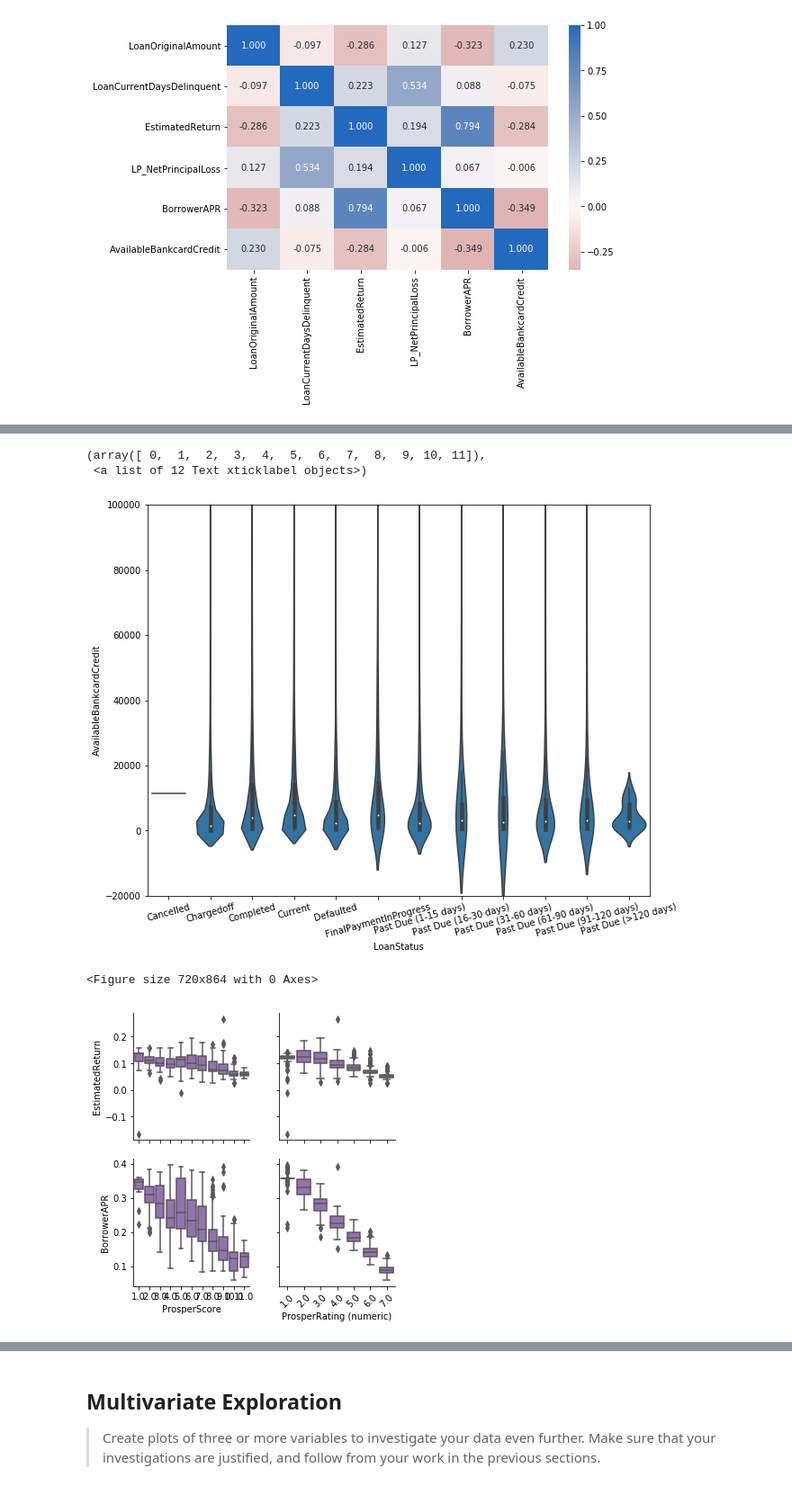
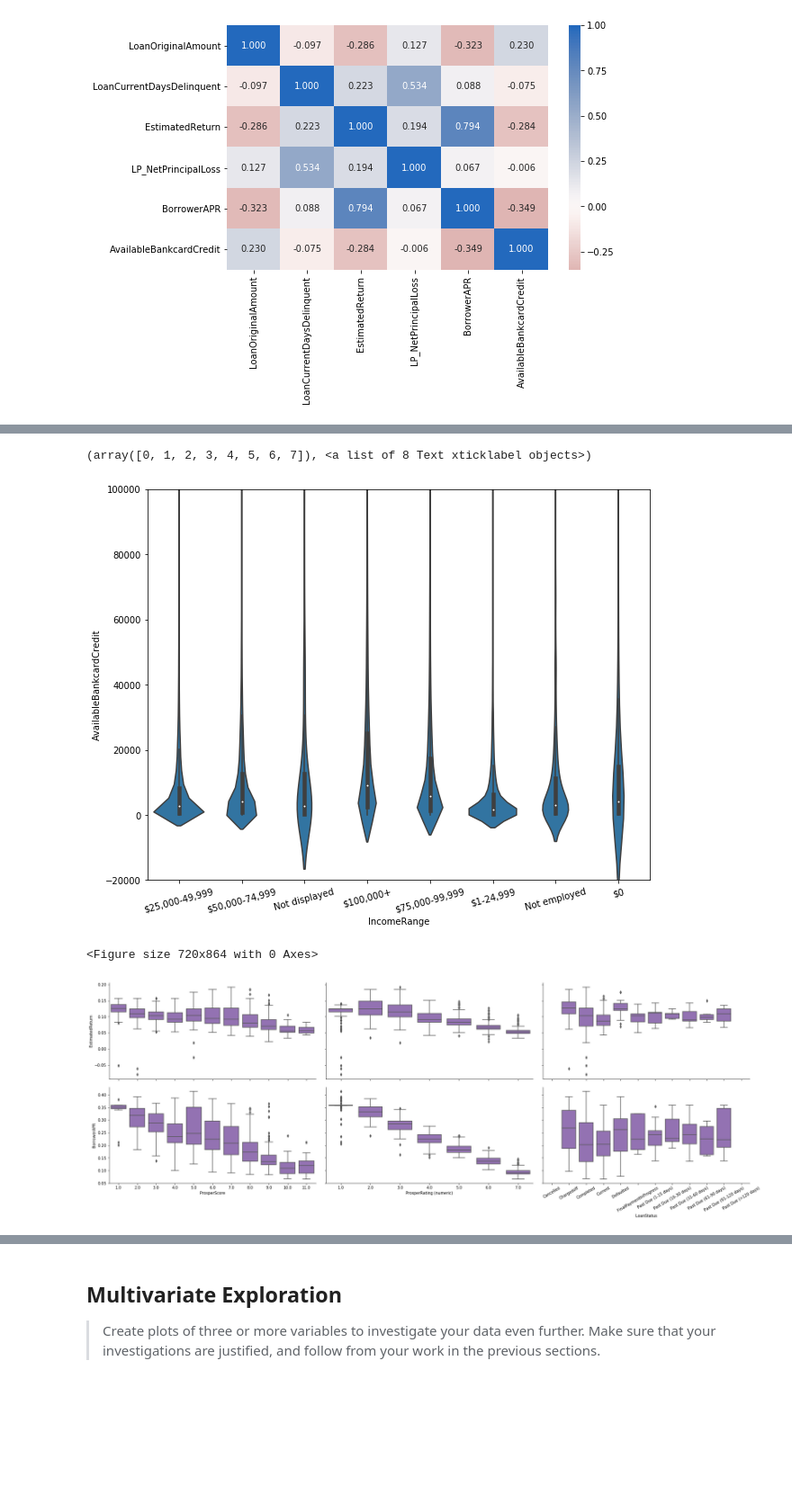
Before and after one commit to ayushayyangar/Data-Visualization-Udacity, a Jupyter notebook: exploration_template.ipynb, the cells around one changed output, grey strips where cells are left out. Shown at 90% size. Cells and saved outputs as stored; diff of their text form; code cells hidden in the pictures; blank space fills up the shorter version.

Commit message:
Add files via upload
Added Multi Variate Plots and Updated Bivariate plots to include better descriptive plots

```diff
--- a/exploration_template.ipynb
+++ b/exploration_template.ipynb
@@ -297,7 +323,7 @@ fashion in the previous section (univariate exploration).
 # %%
 numeric_vars = ['LoanOriginalAmount','LoanCurrentDaysDelinquent',\
                 'EstimatedReturn','LP_NetPrincipalLoss','BorrowerAPR', 'AvailableBankcardCredit']
-categorical_vars = ['ProsperScore', 'ProsperRating (numeric)']
+categorical_vars = ['ProsperScore', 'ProsperRating (numeric)', 'LoanStatus']
 # %%
 samples = np.random.choice(df.shape[0],2000,replace = False)
 df_sample = df.loc[samples,:]
@@ -320,31 +346,30 @@ g = g.map(plt.scatter)
 #'IncomeRange','LoanStatus',
 samples = np.random.choice(df.shape[0],2000,replace = False)
 df_sample = df.loc[samples,:]
-base_color = sb.color_palette()[0]
+base= sb.color_palette()[0]
 plt.figure(figsize =[10,8])
-sb.violinplot(data= df, x='LoanStatus', y= 'AvailableBankcardCredit', color= base_color)
+sb.violinplot(data= df, x='IncomeRange', y= 'AvailableBankcardCredit', color= base_color)
 plt.ylim(-20000,100000)
 plt.xticks(rotation = 15)
 # %% [output]
-(array([ 0,  1,  2,  3,  4,  5,  6,  7,  8,  9, 10, 11]),
- <a list of 12 Text xticklabel objects>)
+(array([0, 1, 2, 3, 4, 5, 6, 7]), <a list of 8 Text xticklabel objects>)
-[figure, old version]
+[figure, new version]
 # %%
 #Simulating plots of categorical vs numeric fields
 
 sample = np.random.choice(df.shape[0],2000, replace = False)
 df_samp = df.loc[sample,:]
 
 def boxgrid(x,y,**kwargs):
     base = sb.color_palette()[4]
     sb.boxplot(x,y, color =base)
 plt.figure(figsize = [10,12])
 g= sb.PairGrid(data= df_samp, y_vars =['EstimatedReturn','BorrowerAPR']\
-               ,x_vars = categorical_vars)
+               ,x_vars = categorical_vars,height = 4, aspect = 2)
+plt.xticks(rotation = 30)
 g.map(boxgrid)
-plt.xticks(rotation = 45)
 plt.show()
 # %% [output]
 <Figure size 720x864 with 0 Axes>
-[figure, old version]
+[figure, new version]
 # %%
```
Also changed, not shown: parts of 32 cells of this notebook.
